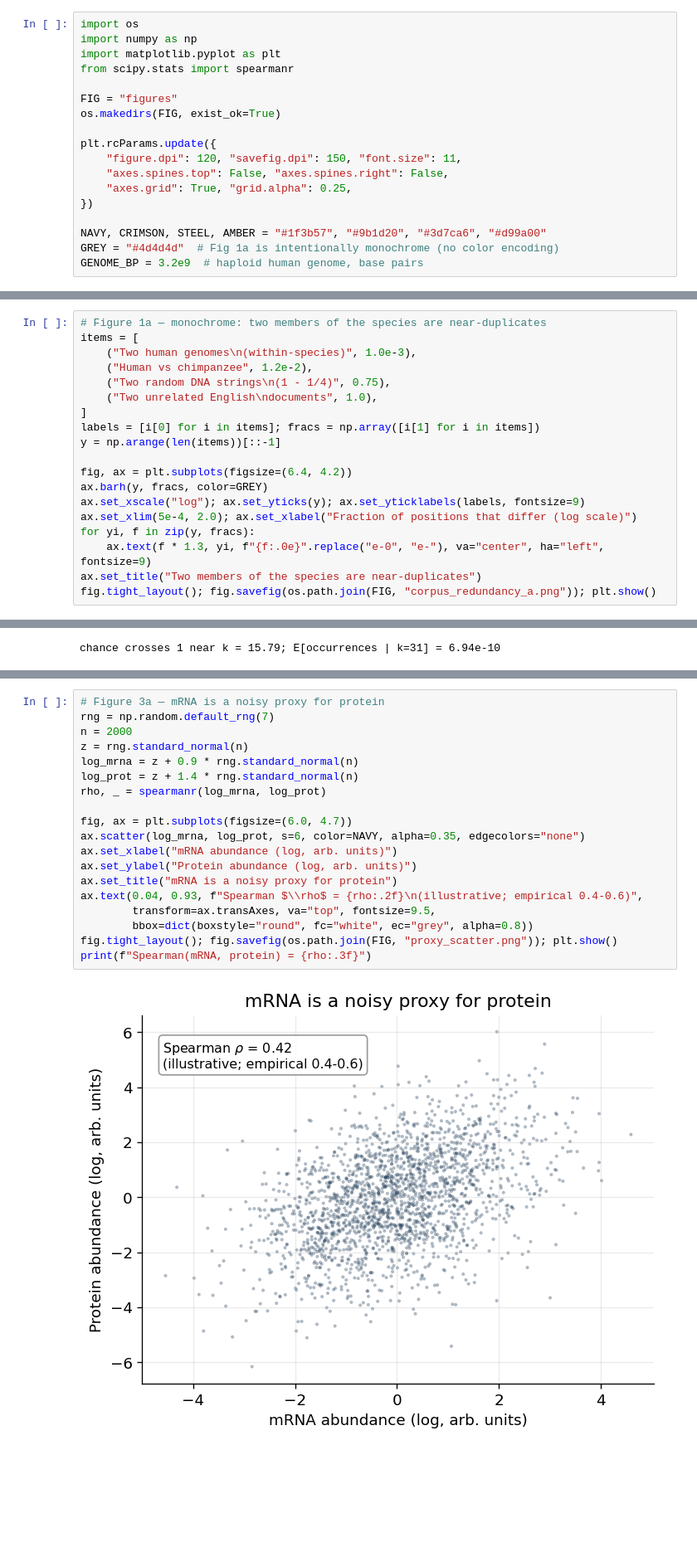
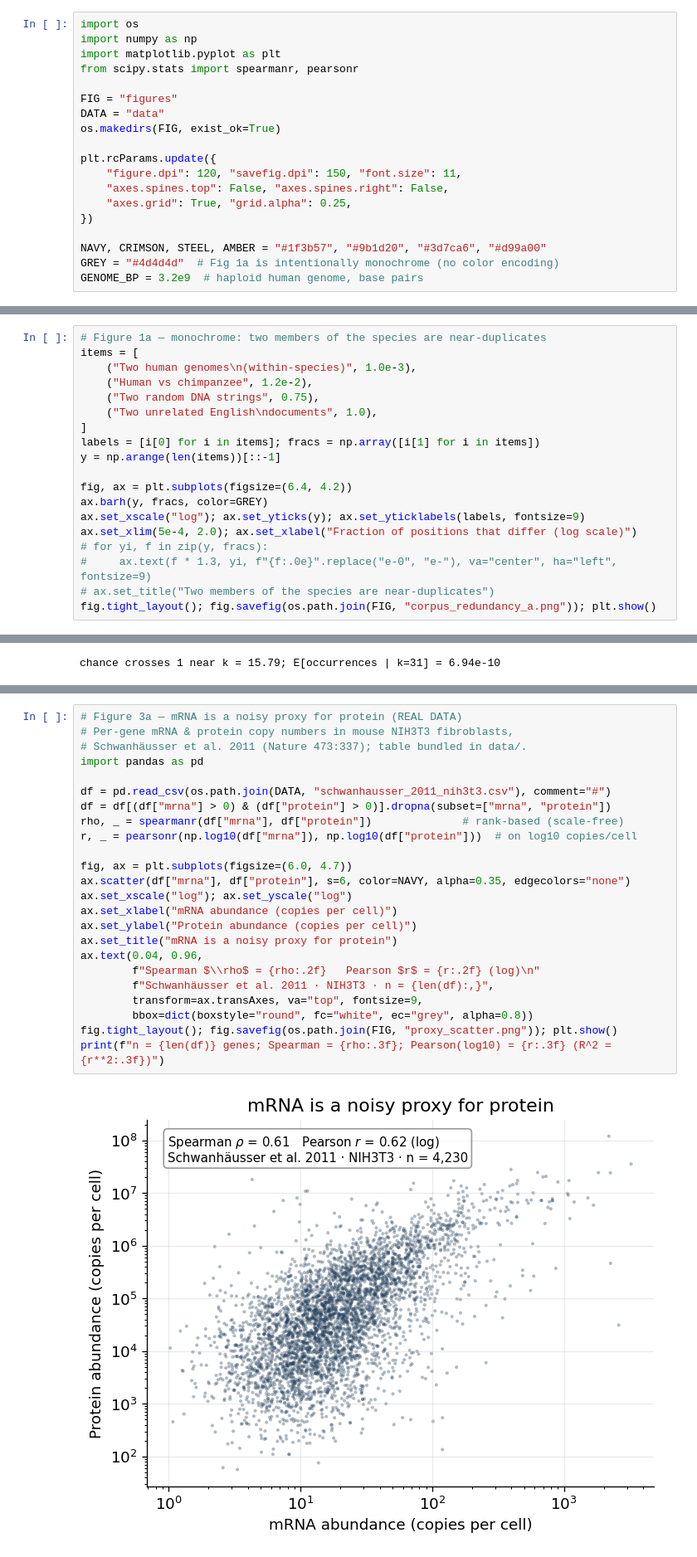
Before and after one commit to josephrich98/joseph_rich_blog, a Jupyter notebook: posts/genomics-vs-nlp/notebook.ipynb, the cells around one changed output, grey strips where cells are left out. Shown at 83% size. Drawn from its saved outputs; the diff is of its cells as text; blank space fills up the shorter version.

```diff
--- a/posts/genomics-vs-nlp/notebook.ipynb
+++ b/posts/genomics-vs-nlp/notebook.ipynb
@@ -12,9 +13,10 @@ resolves.
 import os
 import numpy as np
 import matplotlib.pyplot as plt
-from scipy.stats import spearmanr
+from scipy.stats import spearmanr, pearsonr
 
 FIG = "figures"
+DATA = "data"
 os.makedirs(FIG, exist_ok=True)
 
 plt.rcParams.update({
@@ -39,7 +41,7 @@ but dominate the *bases* that differ ($\sim 20$ Mb; Sudmant et al. 2015).
 items = [
     ("Two human genomes\n(within-species)", 1.0e-3),
     ("Human vs chimpanzee", 1.2e-2),
-    ("Two random DNA strings\n(1 - 1/4)", 0.75),
+    ("Two random DNA strings", 0.75),
     ("Two unrelated English\ndocuments", 1.0),
 ]
 labels = [i[0] for i in items]; fracs = np.array([i[1] for i in items])
@@ -49,8 +51,8 @@ fig, ax = plt.subplots(figsize=(6.4, 4.2))
 ax.barh(y, fracs, color=GREY)
 ax.set_xscale("log"); ax.set_yticks(y); ax.set_yticklabels(labels, fontsize=9)
 ax.set_xlim(5e-4, 2.0); ax.set_xlabel("Fraction of positions that differ (log scale)")
-for yi, f in zip(y, fracs):
-    ax.text(f * 1.3, yi, f"{f:.0e}".replace("e-0", "e-"), va="center", ha="left", fontsize=9)
-ax.set_title("Two members of the species are near-duplicates")
+# for yi, f in zip(y, fracs):
+#     ax.text(f * 1.3, yi, f"{f:.0e}".replace("e-0", "e-"), va="center", ha="left", fontsize=9)
+# ax.set_title("Two members of the species are near-duplicates")
 fig.tight_layout(); fig.savefig(os.path.join(FIG, "corpus_redundancy_a.png")); plt.show()
 # %% [output]
@@ -116,22 +118,27 @@ wide band. (b) Uncorrected expected false positives $= m\alpha$ grow with the
 number of tests $m$ — hence genome-wide significance near $5\times 10^{-8}$.
 # %%
-# Figure 3a — mRNA is a noisy proxy for protein
-rng = np.random.default_rng(7)
-n = 2000
-z = rng.standard_normal(n)
-log_mrna = z + 0.9 * rng.standard_normal(n)
-log_prot = z + 1.4 * rng.standard_normal(n)
-rho, _ = spearmanr(log_mrna, log_prot)
+# Figure 3a — mRNA is a noisy proxy for protein (REAL DATA)
+# Per-gene mRNA & protein copy numbers in mouse NIH3T3 fibroblasts,
+# Schwanhäusser et al. 2011 (Nature 473:337); table bundled in data/.
+import pandas as pd
+
+df = pd.read_csv(os.path.join(DATA, "schwanhausser_2011_nih3t3.csv"), comment="#")
+df = df[(df["mrna"] > 0) & (df["protein"] > 0)].dropna(subset=["mrna", "protein"])
+rho, _ = spearmanr(df["mrna"], df["protein"])              # rank-based (scale-free)
+r, _ = pearsonr(np.log10(df["mrna"]), np.log10(df["protein"]))  # on log10 copies/cell
 
 fig, ax = plt.subplots(figsize=(6.0, 4.7))
-ax.scatter(log_mrna, log_prot, s=6, color=NAVY, alpha=0.35, edgecolors="none")
-ax.set_xlabel("mRNA abundance (log, arb. units)")
-ax.set_ylabel("Protein abundance (log, arb. units)")
+ax.scatter(df["mrna"], df["protein"], s=6, color=NAVY, alpha=0.35, edgecolors="none")
+ax.set_xscale("log"); ax.set_yscale("log")
+ax.set_xlabel("mRNA abundance (copies per cell)")
+ax.set_ylabel("Protein abundance (copies per cell)")
 ax.set_title("mRNA is a noisy proxy for protein")
-ax.text(0.04, 0.93, f"Spearman $\\rho$ = {rho:.2f}\n(illustrative; empirical 0.4-0.6)",
-        transform=ax.transAxes, va="top", fontsize=9.5,
+ax.text(0.04, 0.96,
+        f"Spearman $\\rho$ = {rho:.2f}   Pearson $r$ = {r:.2f} (log)\n"
+        f"Schwanhäusser et al. 2011 · NIH3T3 · n = {len(df):,}",
+        transform=ax.transAxes, va="top", fontsize=9,
         bbox=dict(boxstyle="round", fc="white", ec="grey", alpha=0.8))
 fig.tight_layout(); fig.savefig(os.path.join(FIG, "proxy_scatter.png")); plt.show()
-print(f"Spearman(mRNA, protein) = {rho:.3f}")
+print(f"n = {len(df)} genes; Spearman = {rho:.3f}; Pearson(log10) = {r:.3f} (R^2 = {r**2:.3f})")
 # %% [output]
-[figure, old version]
+[figure, new version]
```
Also changed, not shown: parts of 4 cells of this notebook, 11 other files.
